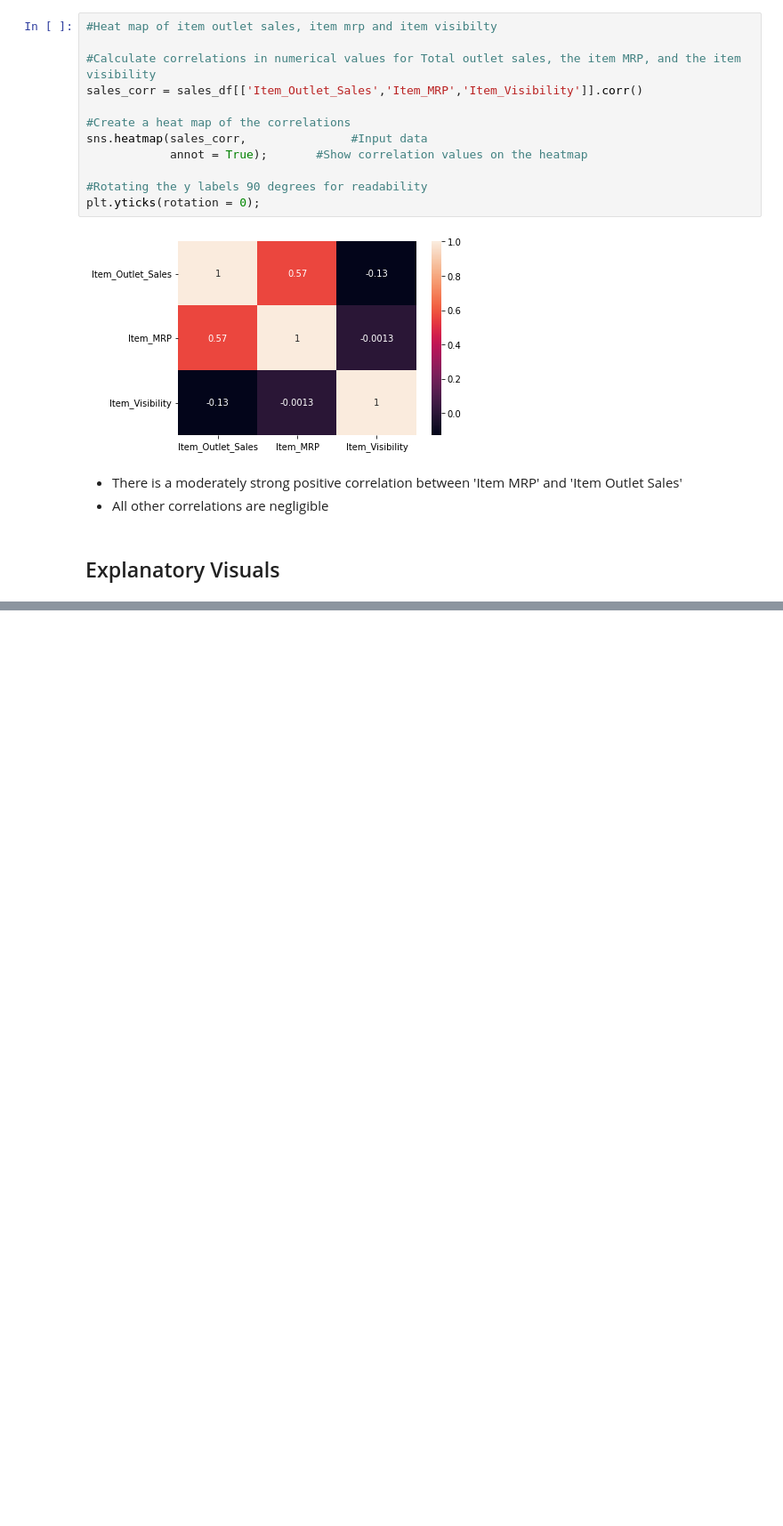
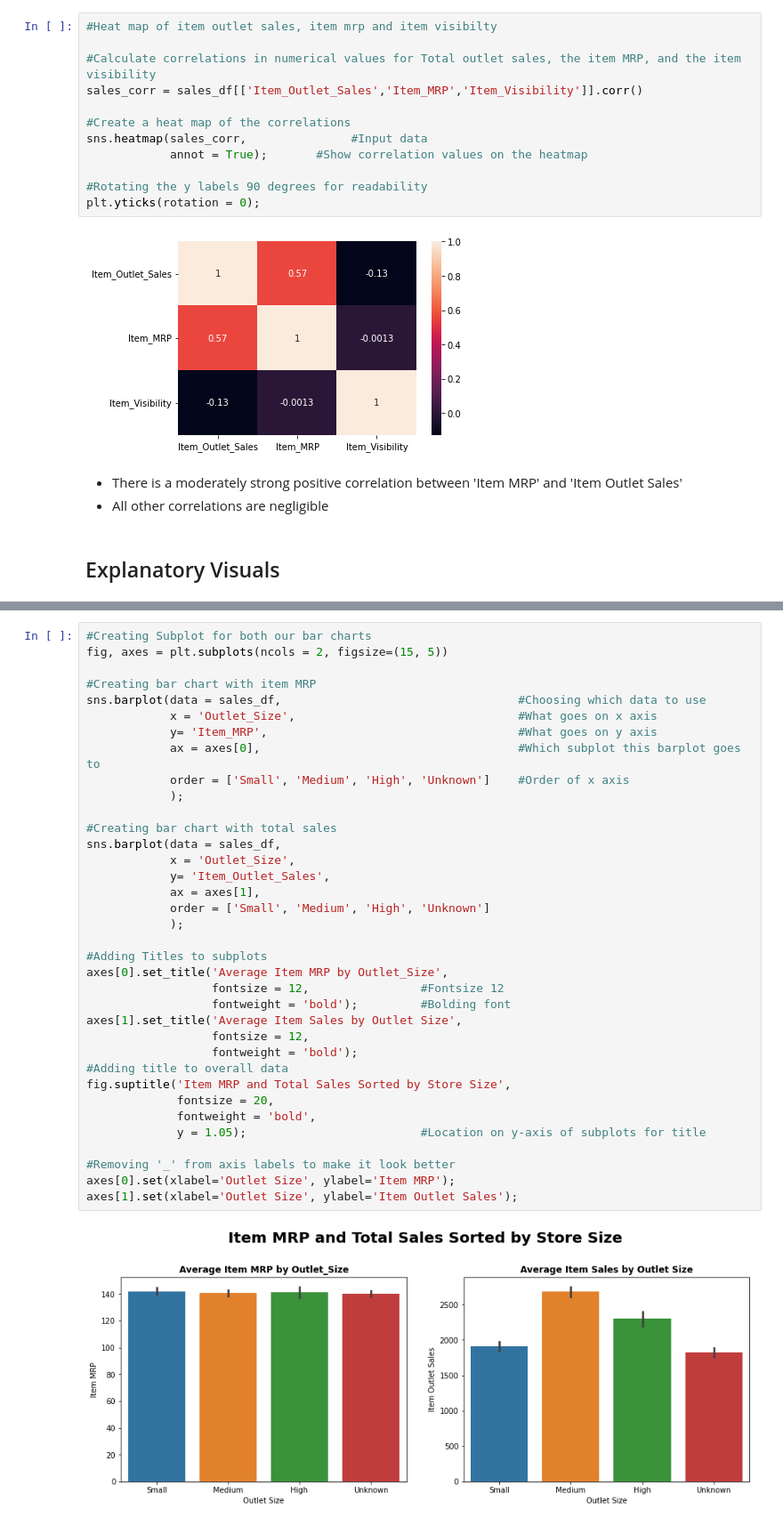
Before and after one commit to Zach-Hanson3/Food_Sales_Prediction_old, a Jupyter notebook: Food_Sales_Prediction.ipynb, the cells around one changed output, grey strips where cells are left out. Shown: that part at 89% size. Saved outputs shown, nothing was run; the diff lists cells and outputs as text; blank space fills up the shorter version.

```diff
--- a/Food_Sales_Prediction.ipynb
+++ b/Food_Sales_Prediction.ipynb
@@ -387,0 +406,38 @@ plt.yticks(rotation = 0);
+# %%
+#Creating Subplot for both our bar charts
+fig, axes = plt.subplots(ncols = 2, figsize=(15, 5))
+
+#Creating bar chart with item MRP
+sns.barplot(data = sales_df,                                  #Choosing which data to use
+            x = 'Outlet_Size',                                #What goes on x axis
+            y= 'Item_MRP',                                    #What goes on y axis
+            ax = axes[0],                                     #Which subplot this barplot goes to
+            order = ['Small', 'Medium', 'High', 'Unknown']    #Order of x axis
+            );
+
+#Creating bar chart with total sales
+sns.barplot(data = sales_df,
+            x = 'Outlet_Size',
+            y= 'Item_Outlet_Sales',
+            ax = axes[1],
+            order = ['Small', 'Medium', 'High', 'Unknown']
+            );
+
+#Adding Titles to subplots
+axes[0].set_title('Average Item MRP by Outlet_Size',
+                  fontsize = 12,                #Fontsize 12
+                  fontweight = 'bold');         #Bolding font
+axes[1].set_title('Average Item Sales by Outlet Size',
+                  fontsize = 12,
+                  fontweight = 'bold');
+#Adding title to overall data
+fig.suptitle('Item MRP and Total Sales Sorted by Store Size',
+             fontsize = 20,
+             fontweight = 'bold',
+             y = 1.05);                         #Location on y-axis of subplots for title
+
+#Removing '_' from axis labels to make it look better
+axes[0].set(xlabel='Outlet Size', ylabel='Item MRP');
+axes[1].set(xlabel='Outlet Size', ylabel='Item Outlet Sales');
+# %% [output]
+[figure, added]
```
Also changed, not shown: parts of 17 cells of this notebook.
